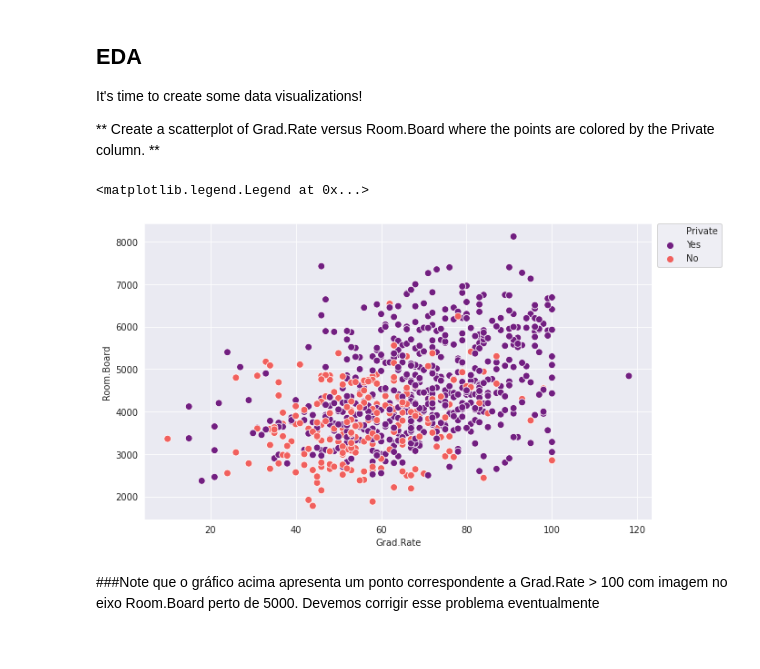
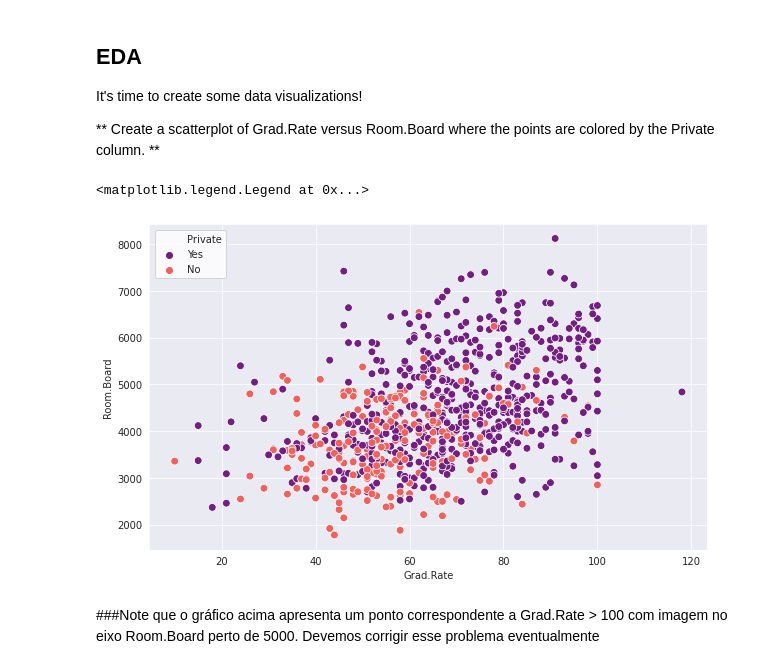
Before and after one commit to mpinheiro19/DSMLCourse, a Jupyter notebook: 17-K-Means-Clustering/02_K_Means_Clustering_Project-MySolutions.ipynb, the cells around one changed output. Saved outputs shown, nothing was run; the diff lists cells and outputs as text; code cells hidden in the pictures.

```diff
--- a/17-K-Means-Clustering/02_K_Means_Clustering_Project-MySolutions.ipynb
+++ b/17-K-Means-Clustering/02_K_Means_Clustering_Project-MySolutions.ipynb
@@ -112,11 +112,11 @@ It's time to create some data visualizations!
 # %%
 sns.set_style('darkgrid')
 plt.figure(figsize=(10,6))
 g = sns.scatterplot(x='Grad.Rate', y='Room.Board', hue='Private', data=df, palette='magma',s=60)
-plt.legend(bbox_to_anchor=(1.01, 1), loc=2, borderaxespad=0.01)
+plt.legend(bbox_to_anchor=(0.01, 0.98), loc='upper left', borderaxespad=0.01, facecolor='white')
 # %% [output]
 <matplotlib.legend.Legend at 0x...>
-[figure, old version]
+[figure, new version]
 # %% [markdown]
 ###Note que o gráfico acima apresenta um ponto correspondente a Grad.Rate > 100 com imagem no eixo Room.Board perto de 5000. Devemos corrigir esse problema eventualmente
 # %% [markdown]
```
Also changed, not shown: parts of 14 cells of this notebook.
